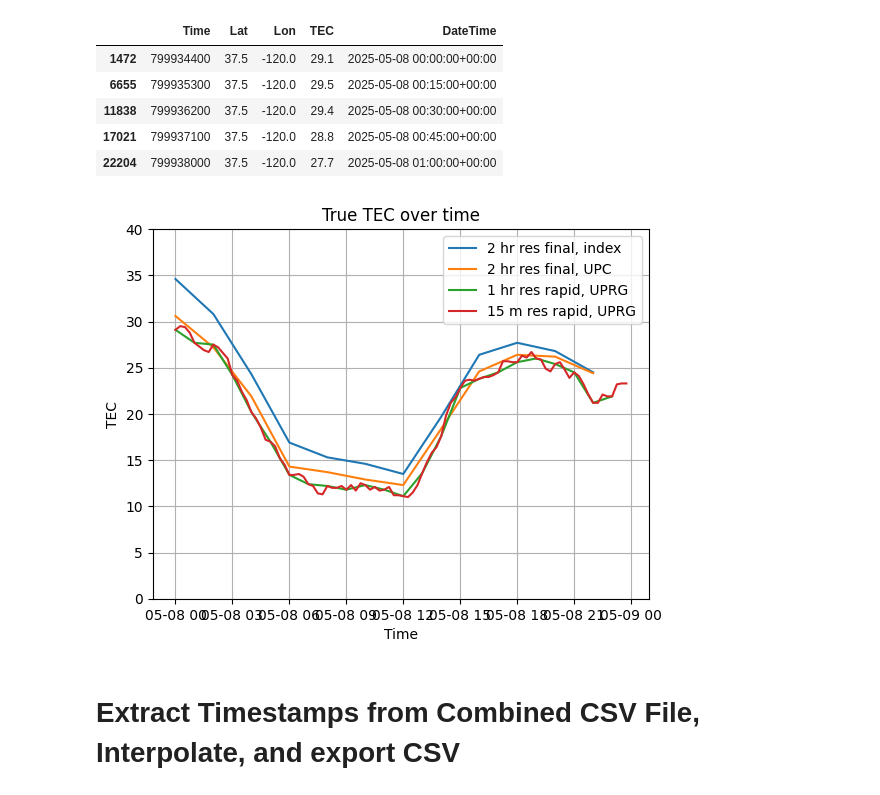
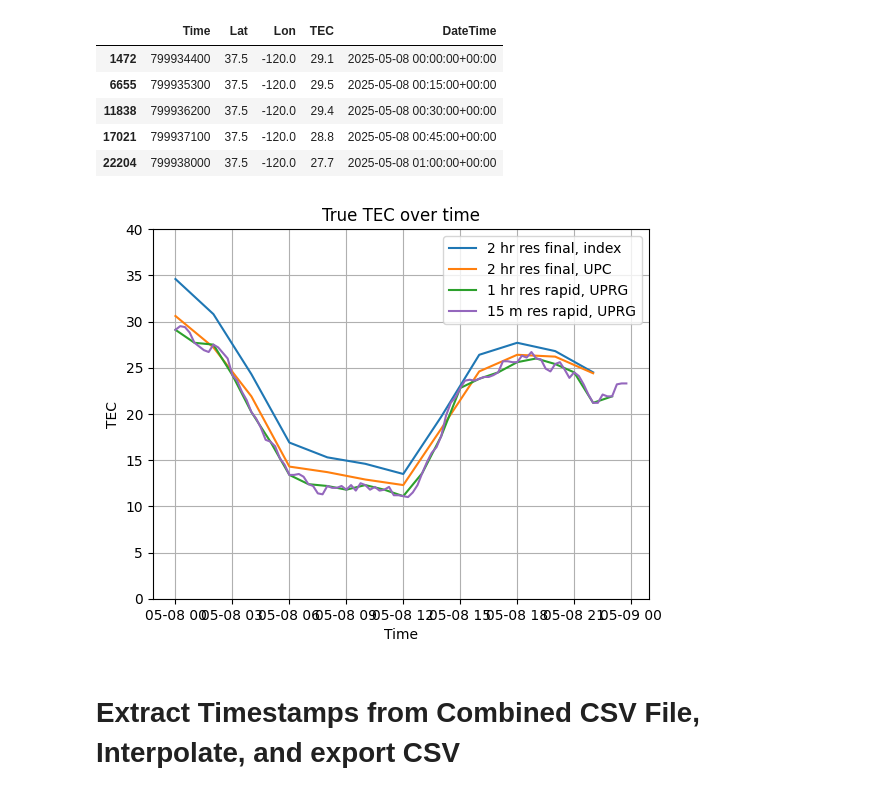
Before and after one commit to rkk7452/GIM_TEC_Extraction, a Jupyter notebook: Extract_GIM_TEC.ipynb, the cells around one changed output. Cells and saved outputs as stored; diff of their text form; code cells hidden in the pictures.

```diff
--- a/Extract_GIM_TEC.ipynb
+++ b/Extract_GIM_TEC.ipynb
@@ -202,26 +210,26 @@ display(ovro_tec_15m.head())
 # %%
 a = ovro_tec_2h.copy().drop(columns=['Lat','Lon']) # 2 hour final, index
 b = ovro_tec_2h_r.copy().drop(columns=['Lat','Lon']) # 2 hour final, UPC
 c = ovro_tec_1h.copy().drop(columns=['Lat','Lon']) # 1 hour rapid
 d = ovro_tec_15m.copy().drop(columns=['Lat','Lon']) # 15 min rapid, potentially lower quality UPRG
 
 fig, ax = plt.subplots()
-ax.plot(a['DateTime'], a['TEC'], label = '2 hr res final, index')
-ax.plot(b['DateTime'], b['TEC'], label = '2 hr res final, UPC')
-ax.plot(c['DateTime'], c['TEC'], label = '1 hr res rapid, UPRG')
-ax.plot(d['DateTime'], d['TEC'], label = '15 m res rapid, UPRG')
+ax.plot(a['DateTime'], a['TEC'], label = '2 hr res final, index', c = 'tab:blue')
+ax.plot(b['DateTime'], b['TEC'], label = '2 hr res final, UPC', c = 'tab:orange')
+ax.plot(c['DateTime'], c['TEC'], label = '1 hr res rapid, UPRG', c = 'tab:green')
+ax.plot(d['DateTime'], d['TEC'], label = '15 m res rapid, UPRG', c = 'tab:purple')
 
 ax.set_ylim(0,40)
 
 ax.set(xlabel='Time', ylabel='TEC',
        title='True TEC over time')
 ax.grid()
 
 plt.legend(loc="upper right")
 
 plt.show()
 # %% [output]
-[figure, old version]
+[figure, new version]
 # %% [markdown]
 # Extract Timestamps from Combined CSV File, Interpolate, and export CSV
 # %%
```
Also changed, not shown: parts of 11 cells of this notebook.
